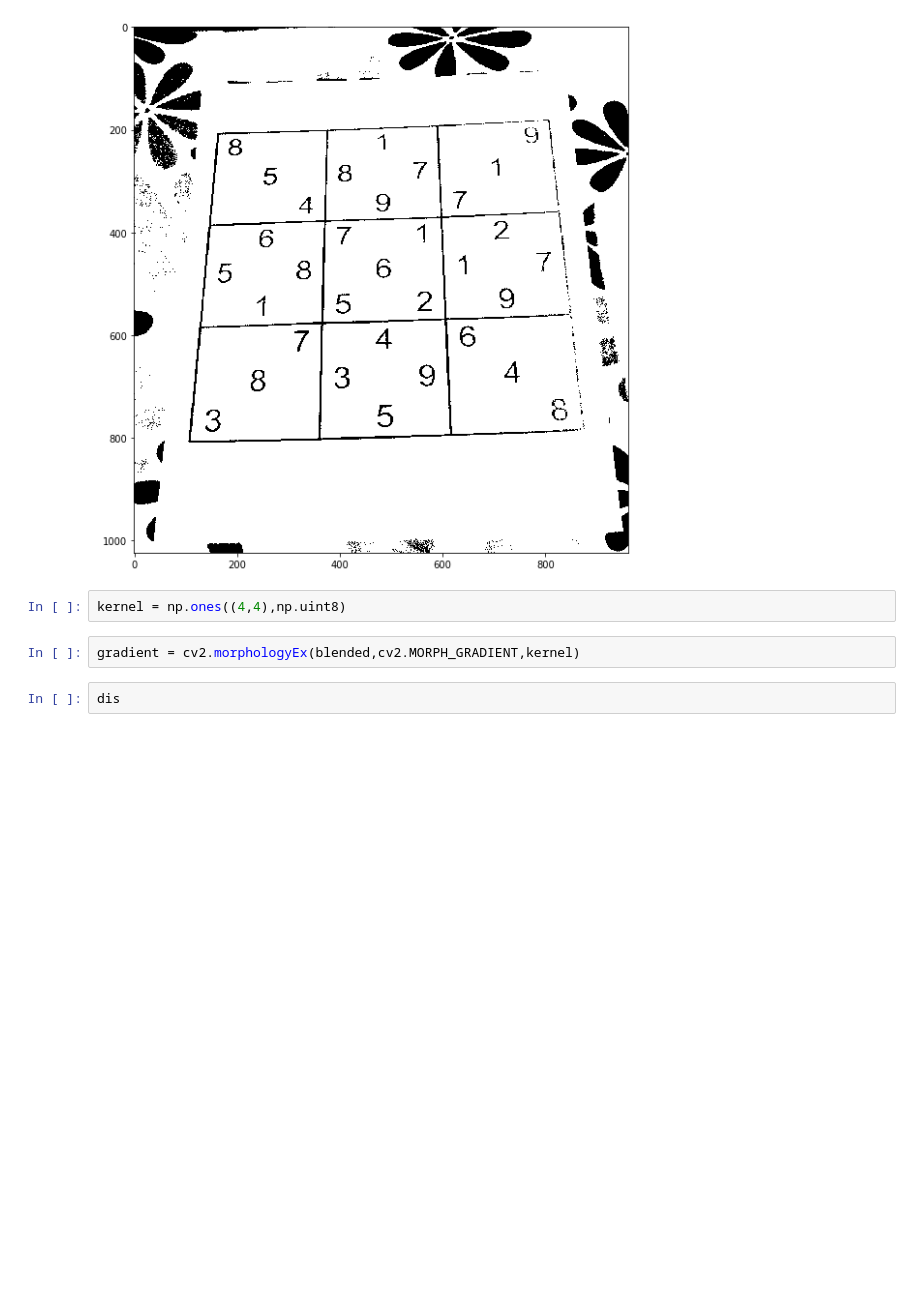
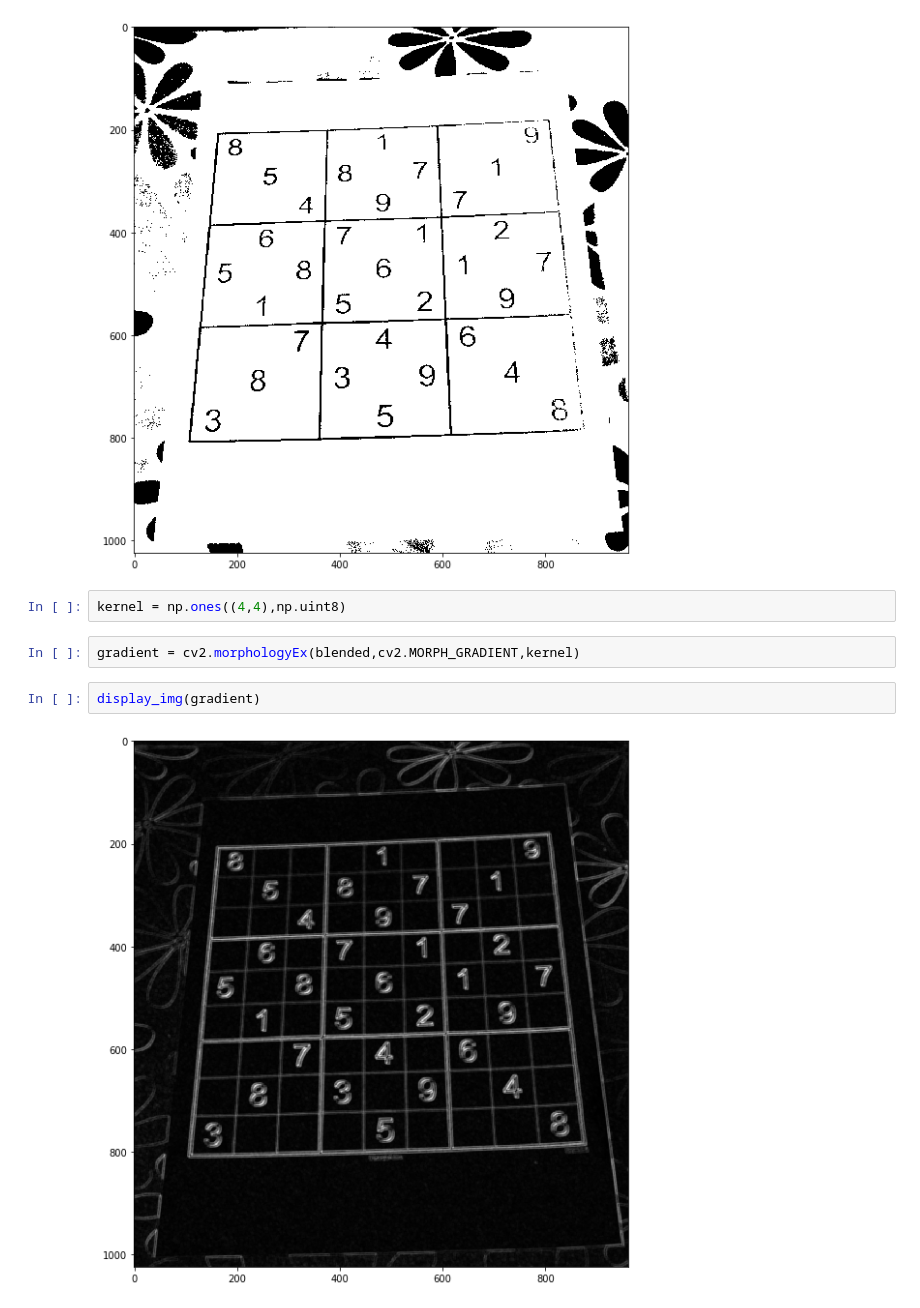
Before and after one commit to quietsos/computer-vision, a Jupyter notebook: image_processing/gradient.ipynb, the cells around one changed output. Cells and saved outputs as stored; diff of their text form; blank space fills up the shorter version.

Commit message:
gradient

```diff
--- a/image_processing/gradient.ipynb
+++ b/image_processing/gradient.ipynb
@@ -51,5 +51,7 @@ display_img(th1)
 kernel = np.ones((4,4),np.uint8)
 # %%
 gradient = cv2.morphologyEx(blended,cv2.MORPH_GRADIENT,kernel)
-# %%
-dis
+# %%
+display_img(gradient)
+# %% [output]
+[figure, added]
```
